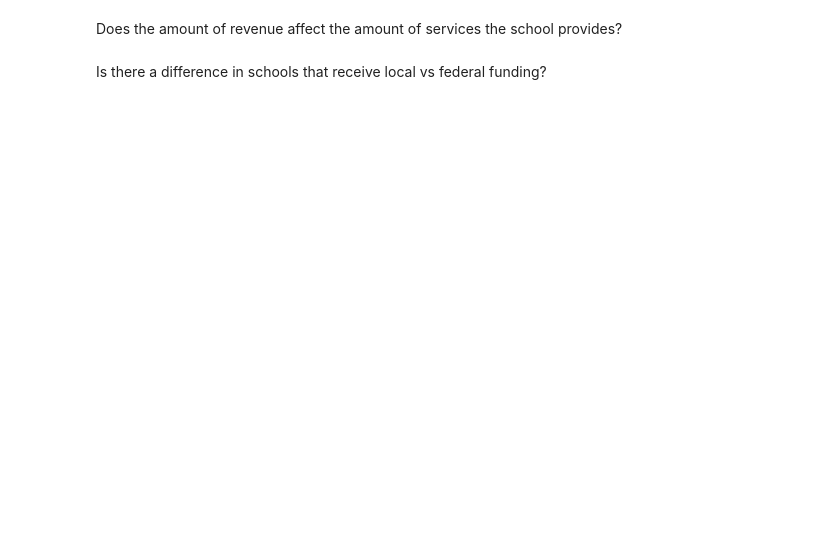
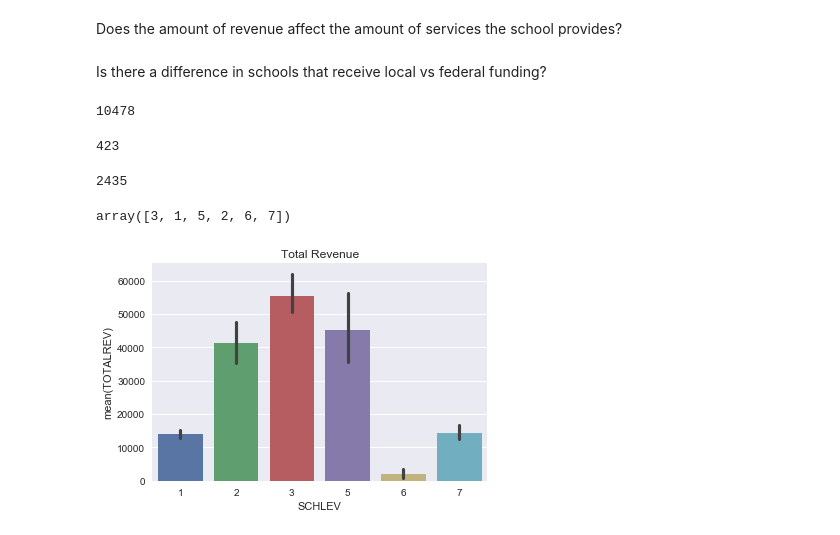
Before and after one commit to sophi-li/DSD_Project1, a Jupyter notebook: P1_School.ipynb, the cells around one changed output. Saved outputs shown, nothing was run; the diff lists cells and outputs as text; code cells hidden in the pictures; blank space fills up the shorter version.

Commit message:
plots

```diff
--- a/P1_School.ipynb
+++ b/P1_School.ipynb
@@ -61,3 +62,23 @@ clean_df.describe()
 Does the amount of revenue affect the amount of services the school provides?
 # %% [markdown]
 Is there a difference in schools that receive local vs federal funding?
+# %%
+sum(clean_df['SCHLEV'] == 3)
+# %% [output]
+10478
+# %%
+sum(clean_df['SCHLEV'] == 2)
+# %% [output]
+423
+# %%
+sum(clean_df['SCHLEV'] == 1)
+# %% [output]
+2435
+# %%
+clean_df.SCHLEV.unique()
+# %% [output]
+array([3, 1, 5, 2, 6, 7])
+# %%
+TR = sns.barplot(clean_df.SCHLEV, clean_df.TOTALREV).set_title('Total Revenue')
+# %% [output]
+[figure, added]
```
Also changed, not shown: parts of 13 cells of this notebook.
